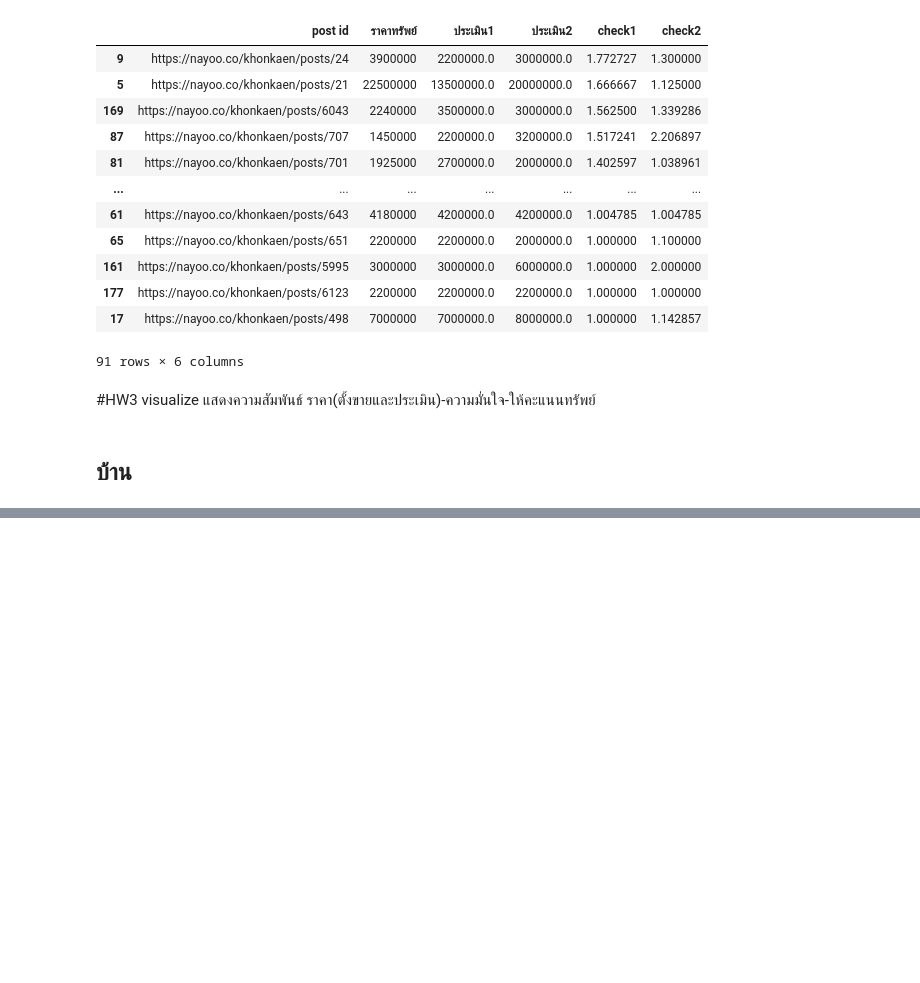
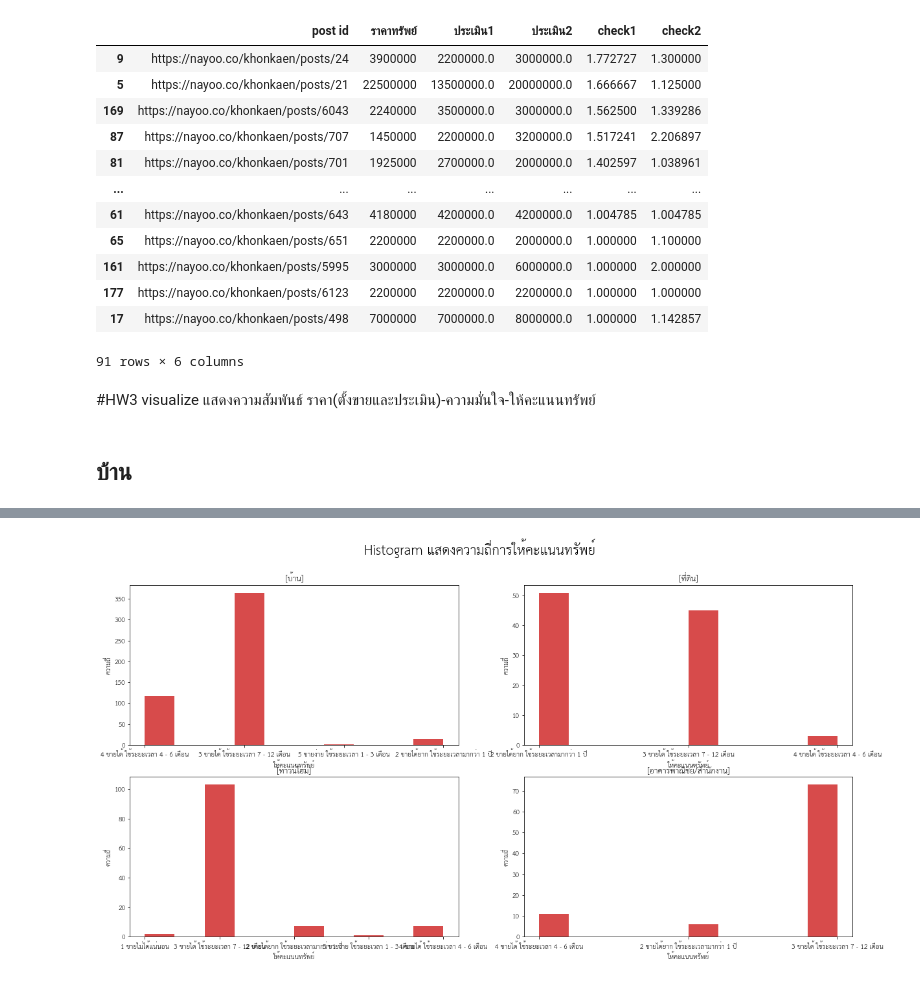
Before and after one commit to Pittawas6330210206/bsc_dpdm22, a Jupyter notebook: HW3.ipynb, the cells around one changed output, grey strips where cells are left out. Saved outputs shown, nothing was run; the diff lists cells and outputs as text; code cells hidden in the pictures; blank space fills up the shorter version.

```diff
--- a/HW3.ipynb
+++ b/HW3.ipynb
@@ -541,0 +599,3 @@ homeviz
+# %%
+twviz= tw[['post id','ราคาทรัพย์','ประเมิน1','ประเมิน2','ความมั่นใจในการเมินราคาทรัพย์','ให้คะแนนทรัพย์']]
+twviz
@@ -541,0 +635,3 @@ homeviz
+# %%
+cbviz = CB1[['post id','ราคาทรัพย์','ประเมิน1','ประเมิน2','ความมั่นใจในการเมินราคาทรัพย์','ให้คะแนนทรัพย์']]
+cbviz
@@ -542,2 +662,2 @@ homeviz
 # %%
-homeviz['ให้คะแนนทรัพย์'].value_counts()
+cbvizdrop = cbviz.dropna(subset=['ให้คะแนนทรัพย์'])
@@ -558,0 +777,33 @@ plt.ylabel('ความมั่นใจในการเมินราค
+# %%
+!wget -q https://github.com/Phonbopit/sarabun-webfont/raw/master/fonts/thsarabunnew-webfont.ttf
+import matplotlib as mpl
+mpl.font_manager.fontManager.addfont('thsarabunnew-webfont.ttf')
+mpl.rc('font', family='TH Sarabun New')
+import matplotlib
+plt.suptitle('Histogram แสดงความถี่การให้คะแนนทรัพย์',fontsize = 20)
+matplotlib.rcParams['figure.figsize']=[20,10]
+plt.subplot(2,2,1)
+plt.hist(homeviz['ให้คะแนนทรัพย์'],bins=10,color='#D74B4B')
+plt.title('[บ้าน]')
+plt.xlabel('ให้คะแนนทรัพย์')
+plt.ylabel('ความถี่');
+
+plt.subplot(2,2,2)
+plt.hist(landviz['ให้คะแนนทรัพย์'],bins=10,color='#D74B4B')
+plt.title('[ที่ดิน]')
+plt.xlabel('ให้คะแนนทรัพย์')
+plt.ylabel('ความถี่');
+
+plt.subplot(2,2,3)
+plt.hist(twviz['ให้คะแนนทรัพย์'],bins=10,color='#D74B4B')
+plt.title('[ทาวน์โฮม]')
+plt.xlabel('ให้คะแนนทรัพย์')
+plt.ylabel('ความถี่');
+
+plt.subplot(2,2,4)
+plt.hist(cbvizdrop['ให้คะแนนทรัพย์'],bins=10,color='#D74B4B')
+plt.title('[อาคารพาณิชย์/สำนักงาน]')
+plt.xlabel('ให้คะแนนทรัพย์')
+plt.ylabel('ความถี่');
+# %% [output]
+[figure, added]
```
Also changed, not shown: parts of 22 cells of this notebook.
